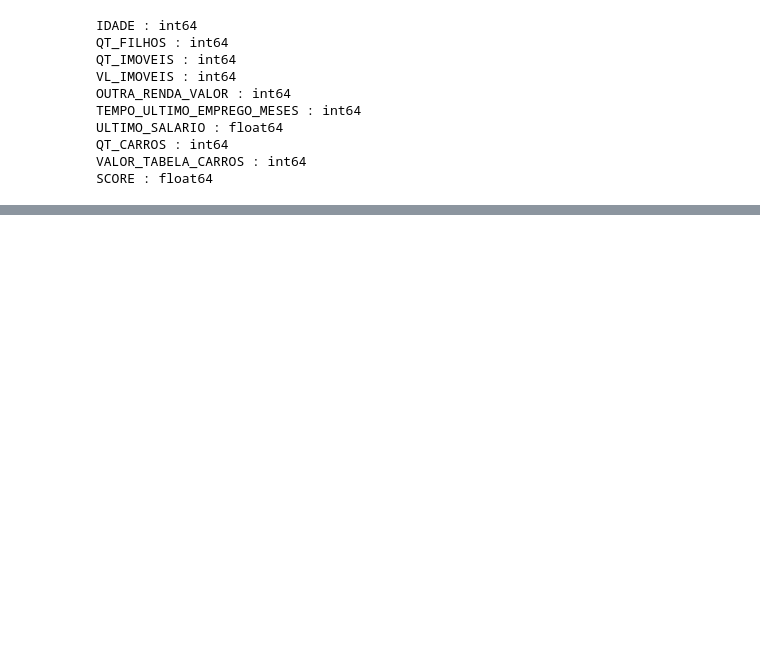
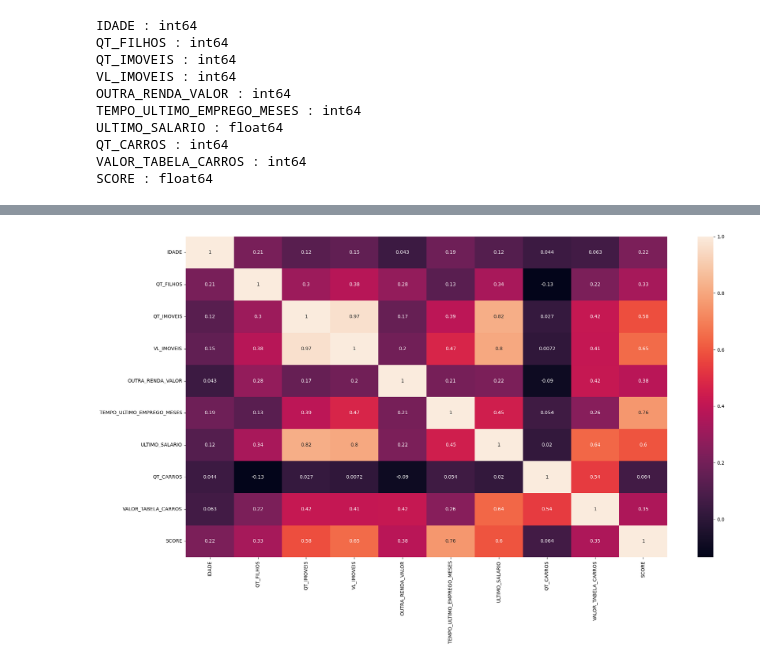
Before and after one commit to thaleswillreis/Modelo-ML-Credit-Score-v1, a Jupyter notebook: credit_score.ipynb, the cells around one changed output, grey strips where cells are left out. Saved outputs shown, nothing was run; the diff lists cells and outputs as text; code cells hidden in the pictures; blank space fills up the shorter version.

```diff
--- a/credit_score.ipynb
+++ b/credit_score.ipynb
@@ -199,0 +383,12 @@ plt.show()
+# %%
+# Selecionar apenas colunas numéricas
+df_num = df.select_dtypes(include='number')
+
+# Calculando a matriz de correlação
+corr_matrix = df_num.corr()
+
+plt.rcParams["figure.figsize"] = (20,12)
+ax = sns.heatmap(corr_matrix, annot=True)
+plt.show()
+# %% [output]
+[figure, added]
```
Also changed, not shown: parts of 62 cells of this notebook, 3 other files.
